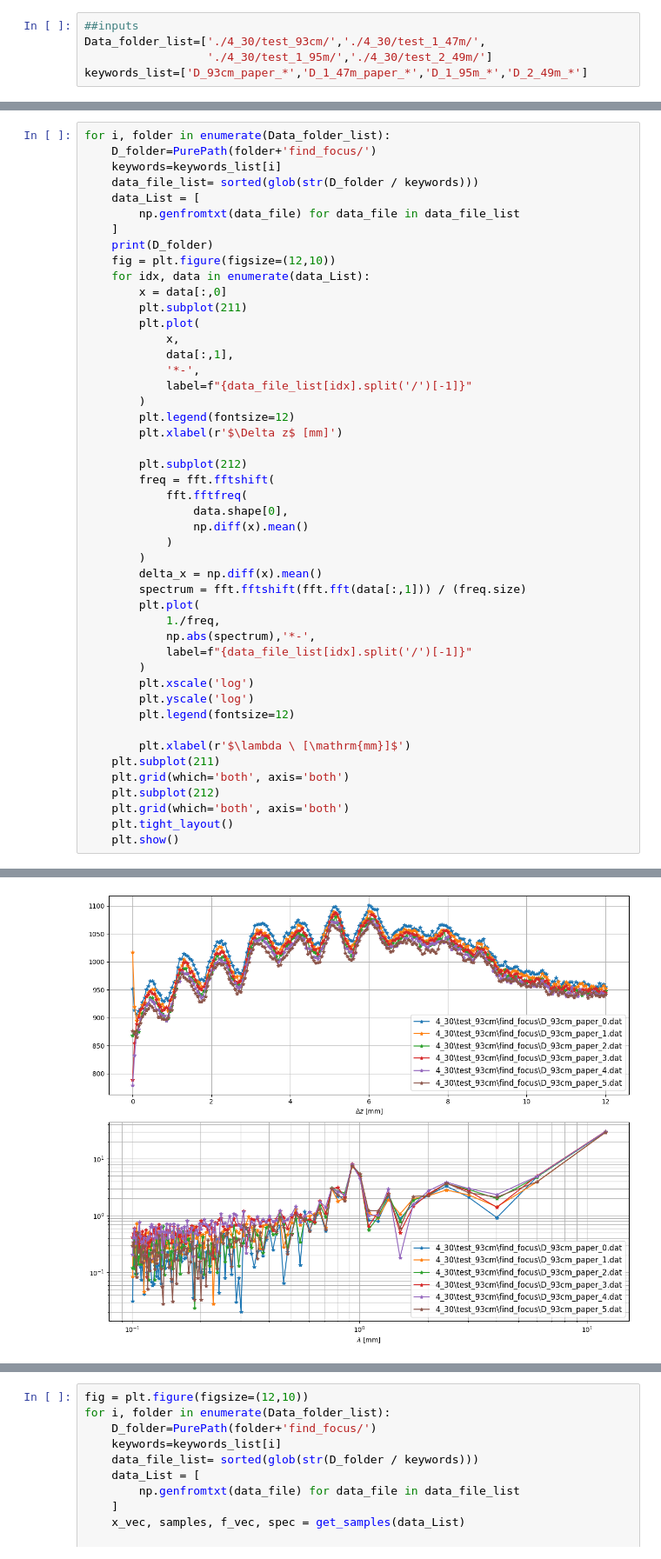
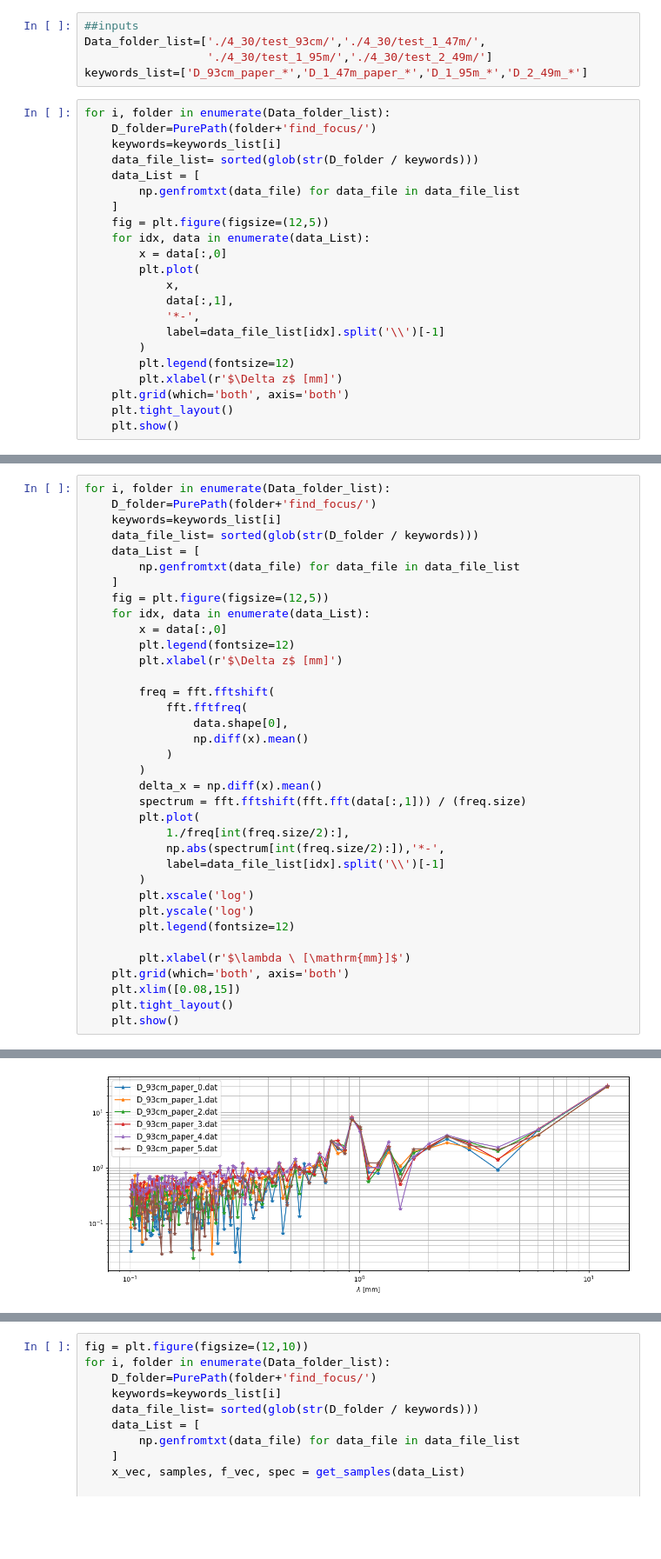
Before and after one commit to XiaodongRencologne/Fore-optics_Test, a Jupyter notebook: Meas_data_plot.ipynb, the cells around one changed output, grey strips where cells are left out. Shown at 87% size. Cells and saved outputs as stored; diff of their text form; blank space fills up the shorter version.

Commit message:
data analysis all

```diff
--- a/Meas_data_plot.ipynb
+++ b/Meas_data_plot.ipynb
@@ -123,3 +123,25 @@ def plot_correct(x_vec,samples,f_vec,spec):
 Data_folder_list=['./4_30/test_93cm/','./4_30/test_1_47m/',
                   './4_30/test_1_95m/','./4_30/test_2_49m/']
 keywords_list=['D_93cm_paper_*','D_1_47m_paper_*','D_1_95m_*','D_2_49m_*']
+# %%
+for i, folder in enumerate(Data_folder_list):
+    D_folder=PurePath(folder+'find_focus/')
+    keywords=keywords_list[i]
+    data_file_list= sorted(glob(str(D_folder / keywords)))
+    data_List = [
+        np.genfromtxt(data_file) for data_file in data_file_list
+    ]
+    fig = plt.figure(figsize=(12,5))
+    for idx, data in enumerate(data_List):
+        x = data[:,0]
+        plt.plot(
+            x,
+            data[:,1],
+            '*-',
+            label=data_file_list[idx].split('\\')[-1]
+        )
+        plt.legend(fontsize=12)
+        plt.xlabel(r'$\Delta z$ [mm]')
+    plt.grid(which='both', axis='both')
+    plt.tight_layout()
+    plt.show()
@@ -131,21 +158,12 @@ for i, folder in enumerate(Data_folder_list):
     data_List = [
         np.genfromtxt(data_file) for data_file in data_file_list
     ]
-    print(D_folder)
-    fig = plt.figure(figsize=(12,10))
+    fig = plt.figure(figsize=(12,5))
     for idx, data in enumerate(data_List):
         x = data[:,0]
-        plt.subplot(211)
-        plt.plot(
-            x,
-            data[:,1],
-            '*-',
-            label=f"{data_file_list[idx].split('/')[-1]}"
-        )
         plt.legend(fontsize=12)
         plt.xlabel(r'$\Delta z$ [mm]')
 
-        plt.subplot(212)
         freq = fft.fftshift(
             fft.fftfreq(
                 data.shape[0],
@@ -155,19 +173,17 @@ for i, folder in enumerate(Data_folder_list):
         delta_x = np.diff(x).mean()
         spectrum = fft.fftshift(fft.fft(data[:,1])) / (freq.size)
         plt.plot(
-            1./freq,
-            np.abs(spectrum),'*-',
-            label=f"{data_file_list[idx].split('/')[-1]}"
+            1./freq[int(freq.size/2):],
+            np.abs(spectrum[int(freq.size/2):]),'*-',
+            label=data_file_list[idx].split('\\')[-1]
         )
         plt.xscale('log')
         plt.yscale('log')
         plt.legend(fontsize=12)
 
         plt.xlabel(r'$\lambda \ [\mathrm{mm}]$')
-    plt.subplot(211)
     plt.grid(which='both', axis='both')
-    plt.subplot(212)
-    plt.grid(which='both', axis='both')
+    plt.xlim([0.08,15])
     plt.tight_layout()
     plt.show()
 # %% [output]
@@ -175 +191 @@ for i, folder in enumerate(Data_folder_list):
-[figure, old version]
+[figure, new version]
```
Also changed, not shown: parts of 2 cells of this notebook, 11 other files.
